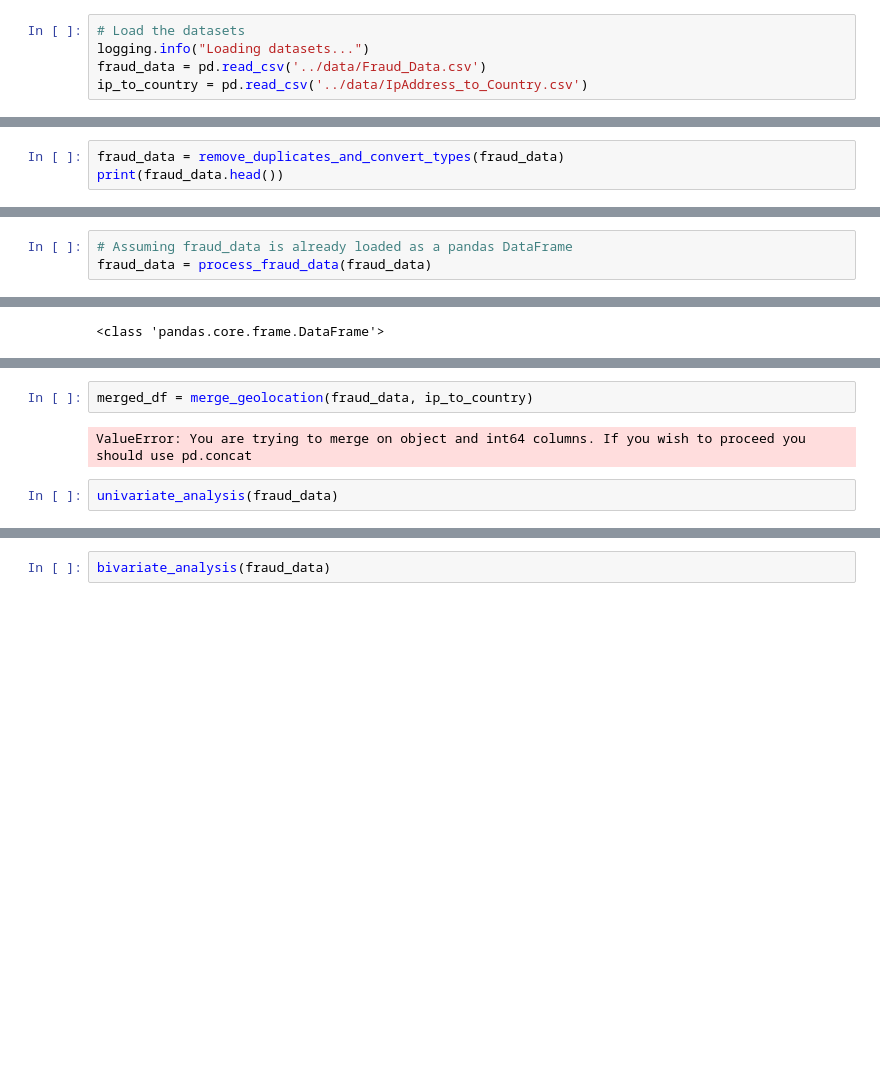
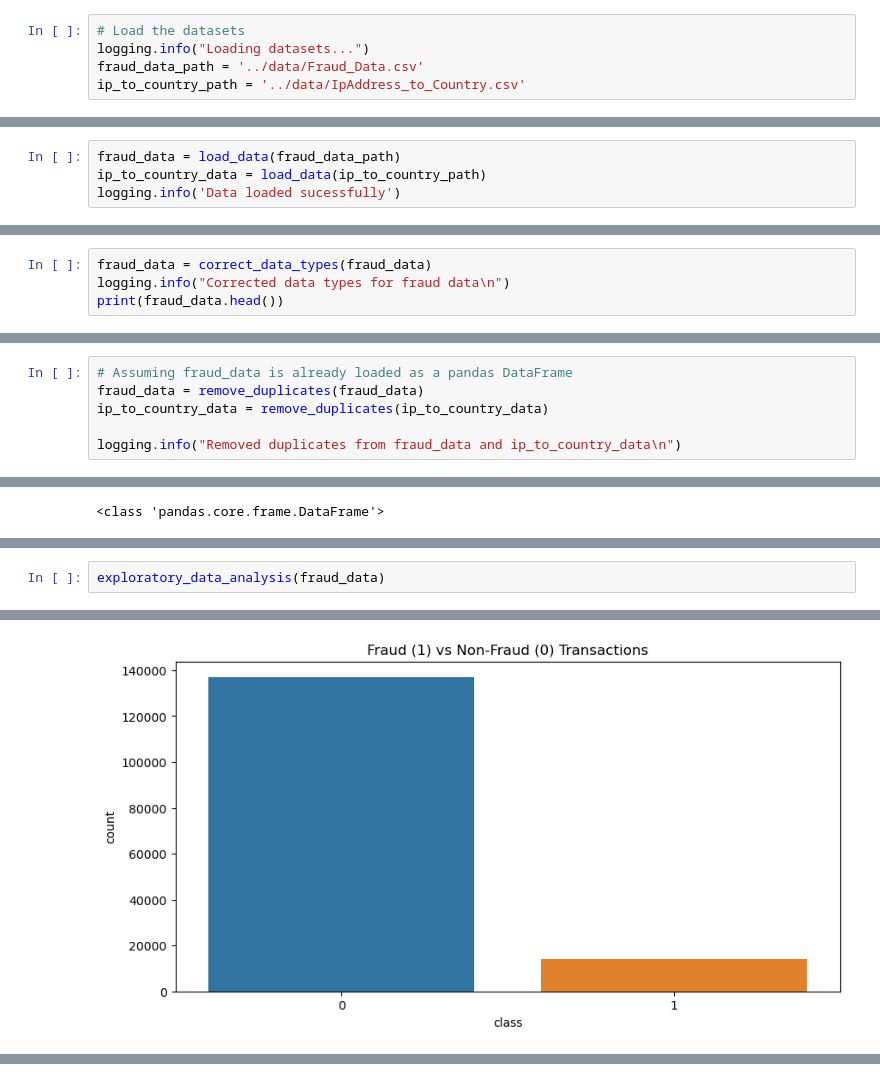
Before and after one commit to Elish-Ab/fraud-detection-ml-fintech, a Jupyter notebook: notebooks/data_clean.ipynb, the cells around one changed output, grey strips where cells are left out. Saved outputs shown, nothing was run; the diff lists cells and outputs as text; blank space fills up the shorter version.

```diff
--- a/notebooks/data_clean.ipynb
+++ b/notebooks/data_clean.ipynb
@@ -10,6 +12,6 @@ sys.path.append('../scripts')
 # %%
 # Load the datasets
 logging.info("Loading datasets...")
-fraud_data = pd.read_csv('../data/Fraud_Data.csv')
-ip_to_country = pd.read_csv('../data/IpAddress_to_Country.csv')
+fraud_data_path = '../data/Fraud_Data.csv'
+ip_to_country_path = '../data/IpAddress_to_Country.csv'
 # %% [output]
@@ -18,0 +19,4 @@ from data_cleaning import handle_missing_values,remove_duplicates_and_convert_ty
+# %%
+fraud_data = load_data(fraud_data_path)
+ip_to_country_data = load_data(ip_to_country_path)
+logging.info('Data loaded sucessfully')
@@ -48,6 +44,7 @@ dtype: int64
 3  ATGTXKYKUDUQN    SEO  Safari   M   41  3.840542e+09      0
 4  NAUITBZFJKHWW    Ads  Safari   M   45  4.155831e+08      0
 # %%
-fraud_data = remove_duplicates_and_convert_types(fraud_data)
+fraud_data = correct_data_types(fraud_data)
+logging.info("Corrected data types for fraud data\n")
 print(fraud_data.head())
 # %% [output]
@@ -68,4 +69,7 @@ print(fraud_data.head())
 # %%
 # Assuming fraud_data is already loaded as a pandas DataFrame
-fraud_data = process_fraud_data(fraud_data)
+fraud_data = remove_duplicates(fraud_data)
+ip_to_country_data = remove_duplicates(ip_to_country_data)
+
+logging.info("Removed duplicates from fraud_data and ip_to_country_data\n")
 # %% [output]
@@ -128,6 +104,3 @@ print(fraud_data.head())
-# %%
-merged_df = merge_geolocation(fraud_data, ip_to_country)
-# %% [output]
-ValueError: You are trying to merge on object and int64 columns. If you wish to proceed you should use pd.concat
 # %%
-univariate_analysis(fraud_data)
+exploratory_data_analysis(fraud_data)
+# %% [output]
@@ -133,0 +124 @@ univariate_analysis(fraud_data)
+[figure, added]
@@ -134,2 +129,0 @@ univariate_analysis(fraud_data)
-# %%
-bivariate_analysis(fraud_data)
```
Also changed, not shown: parts of 14 cells of this notebook, 8 other files.
